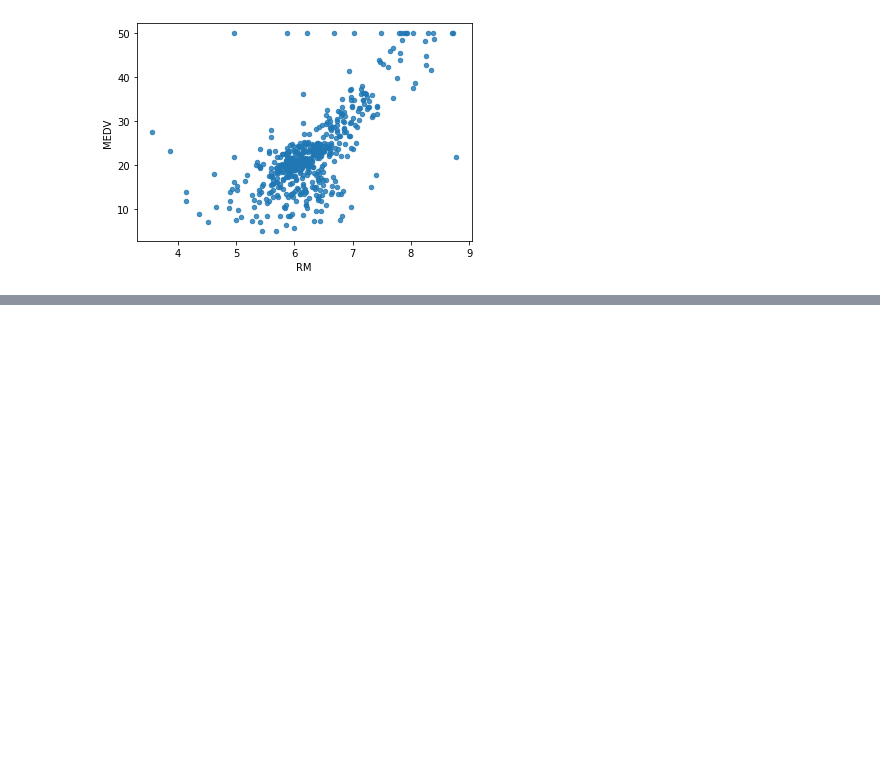
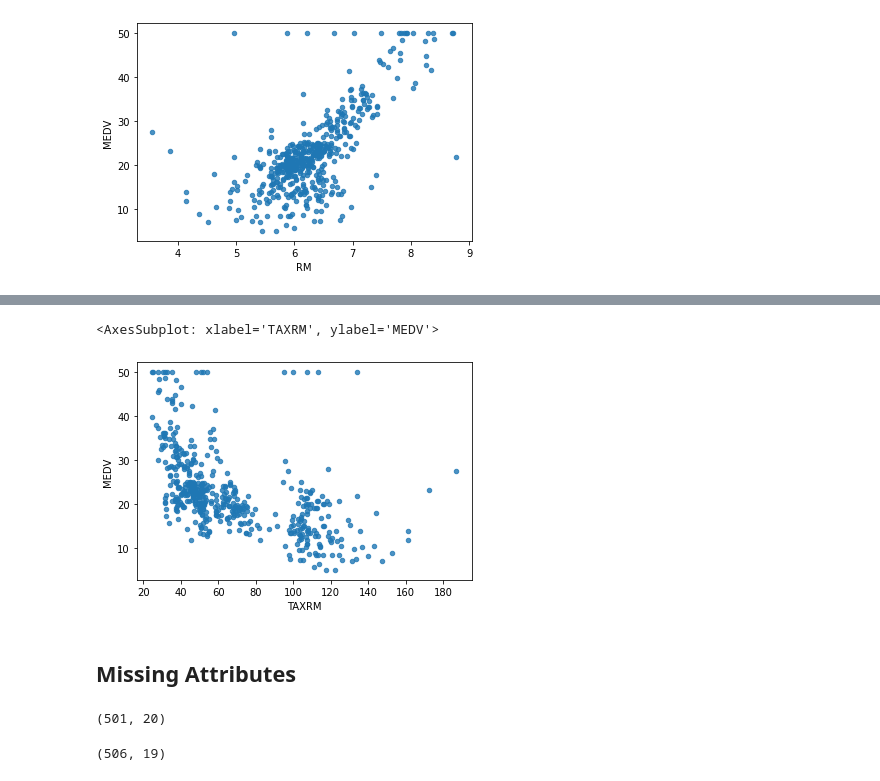
Before and after one commit to Vk24-hash/House_Pricing_Prediction_Model, a Jupyter notebook: Dragon Real Estate.ipynb, the cells around one changed output, grey strips where cells are left out. Cells and saved outputs as stored; diff of their text form; code cells hidden in the pictures; blank space fills up the shorter version.

```diff
--- a/Dragon Real Estate.ipynb
+++ b/Dragon Real Estate.ipynb
@@ -179,0 +156,3 @@ housing.plot(kind="scatter", x="RM", y="MEDV", alpha = 0.8)
+# %%
+housing["TAXRM"] = housing["TAX"]/housing["RM"]
+housing.head()
@@ -179,0 +190,7 @@ housing.plot(kind="scatter", x="RM", y="MEDV", alpha = 0.8)
+# %%
+housing.plot(kind="scatter",x="TAXRM", y="MEDV",alpha=0.8)
+# %% [output]
+<AxesSubplot: xlabel='TAXRM', ylabel='MEDV'>
+[figure, added]
+# %% [markdown]
+## Missing Attributes
@@ -179,0 +202,9 @@ housing.plot(kind="scatter", x="RM", y="MEDV", alpha = 0.8)
+# %%
+a=housing.dropna(subset=["RM"]) #option 1
+a.shape
+# %% [output]
+(501, 20)
+# %%
+housing.drop("RM", axis=1).shape #option 2
+# %% [output]
+(506, 19)
```
Also changed, not shown: parts of 13 cells of this notebook.
